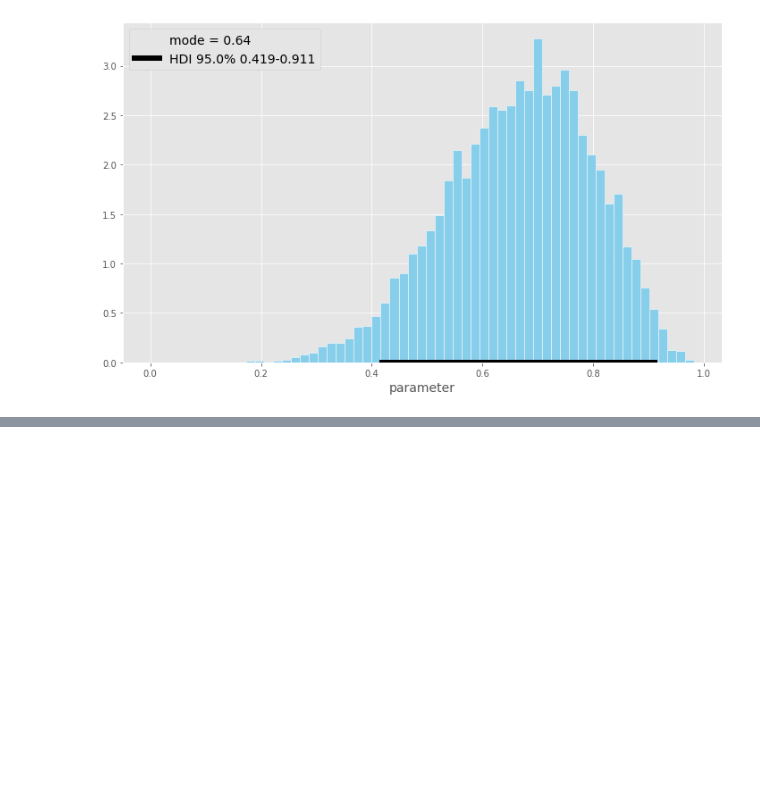
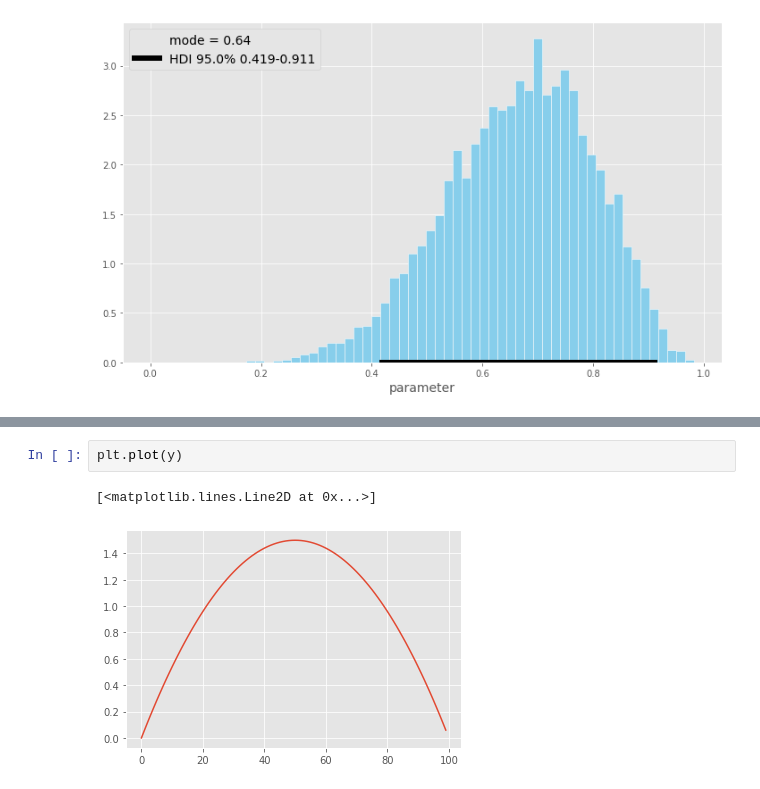
Before and after one commit to ayushmangupta/DataScience, a Jupyter notebook: MLImplementation/BayesianForDataAnalysis.ipynb, the cells around one changed output, grey strips where cells are left out. Drawn from its saved outputs; the diff is of its cells as text; blank space fills up the shorter version.

```diff
--- a/MLImplementation/BayesianForDataAnalysis.ipynb
+++ b/MLImplementation/BayesianForDataAnalysis.ipynb
@@ -341,0 +364,5 @@ plot_post(trace_sample,0.95)
+# %%
+plt.plot(y)
+# %% [output]
+[<matplotlib.lines.Line2D at 0x...>]
+[figure, added]
```
Also changed, not shown: parts of 2 cells of this notebook, 1 other file.
